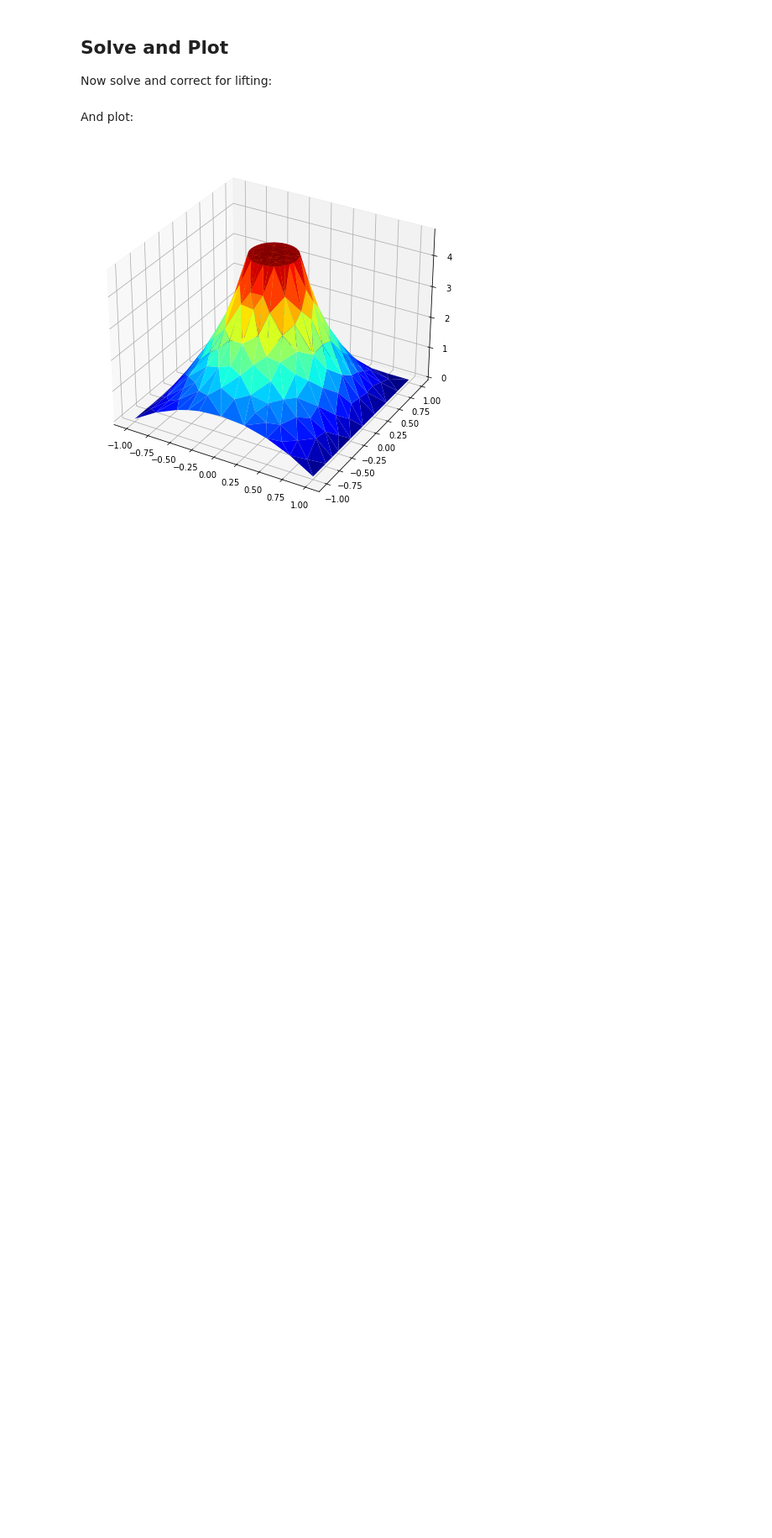
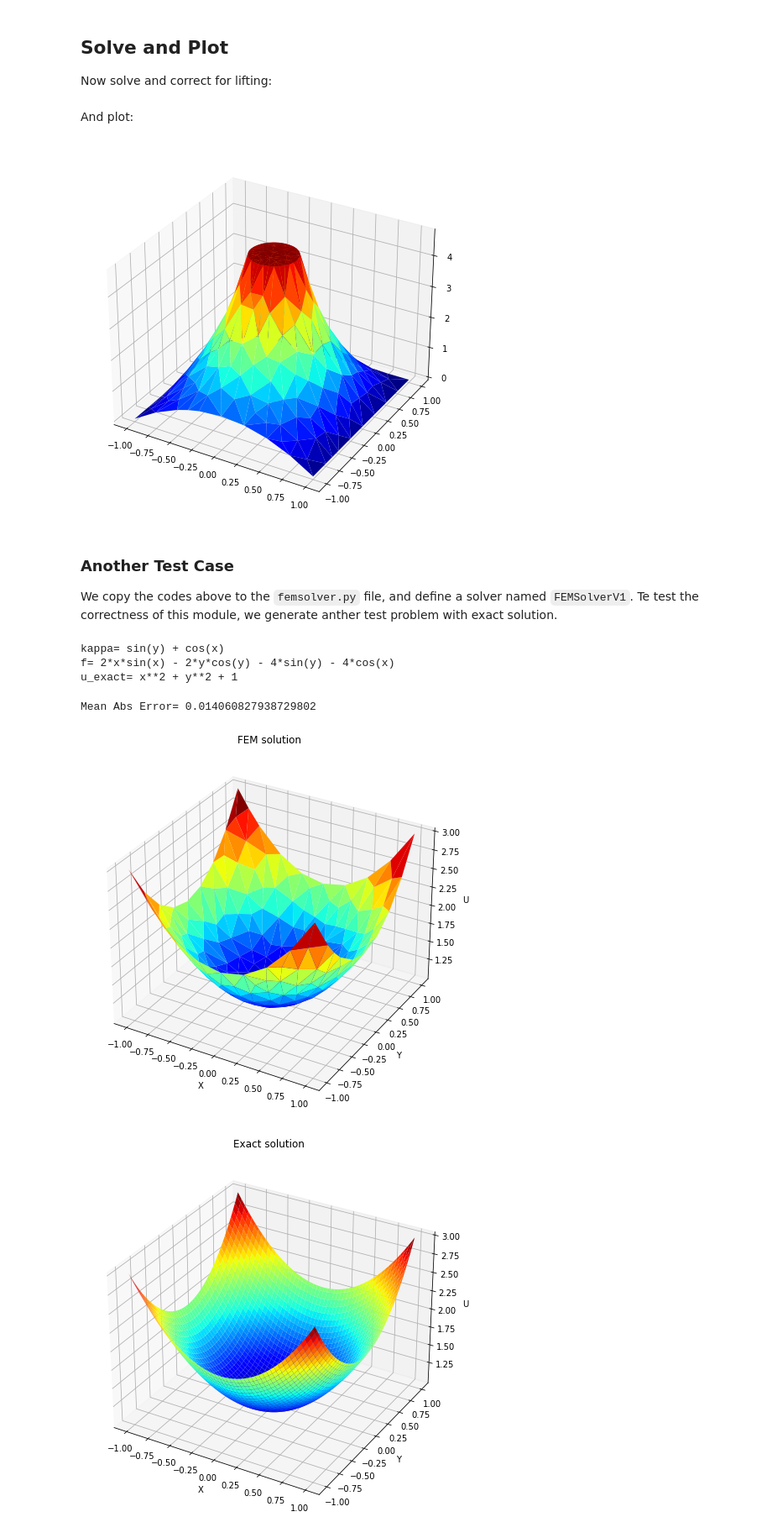
Before and after one commit to FengMingquan-sjtu/NumPDE-Codes, a Jupyter notebook: NumPDE-4/Developing FEM in 2D-Commented.ipynb, the cells around one changed output. Shown at 84% size. Cells and saved outputs as stored; diff of their text form; code cells hidden in the pictures; blank space fills up the shorter version.

Commit message:
add comment to femsolver, add new test cases

```diff
--- a/NumPDE-4/Developing FEM in 2D-Commented.ipynb
+++ b/NumPDE-4/Developing FEM in 2D-Commented.ipynb
@@ -492,0 +490,32 @@ s = FEMSolerV1()
+# %% [markdown]
+### Another Test Case
+We copy the codes above to the `femsolver.py` file, and define a solver named `FEMSolverV1`. Te test the correctness of this module, we generate anther test problem with exact solution.
+# %%
+from femsolver import FEMSolerV1
+import sympy as sym
+import numpy as np
+x, y = sym.symbols('x y')
+u = 1 + x**2 + y**2
+kappa = sym.cos(x) + sym.sin(y)
+f = - sym.diff(kappa*sym.diff(u, x), x) - sym.diff(kappa*sym.diff(u, y), y)
+f = sym.simplify(f)
+g = u
+print('kappa=',kappa)
+print("f=",f)
+print("u_exact=", u)
+kappa = sym.lambdify([(x, y)], kappa, 'numpy')
+f = sym.lambdify([(x, y)], f, 'numpy')
+g = sym.lambdify([(x, y)], g, 'numpy')
+u_exact = sym.lambdify([(x, y)], u, 'numpy')
+# %% [output]
+kappa= sin(y) + cos(x)
+f= 2*x*sin(x) - 2*y*cos(y) - 4*sin(y) - 4*cos(x)
+u_exact= x**2 + y**2 + 1
+# %%
+s = FEMSolerV1()
+s.setDomain([(-1, -1), (1, -1), (1, 1), (-1, 1)], [(-1, -1), (1, -1), (1, 1), (-1, 1)])
+sol = s.solve(kappa, f, g, u_exact=u_exact)
+# %% [output]
+Mean Abs Error= 0.014060827938729802
+[figure, added]
+[figure, added]
```
Also changed, not shown: parts of 5 cells of this notebook, 1 other file.
